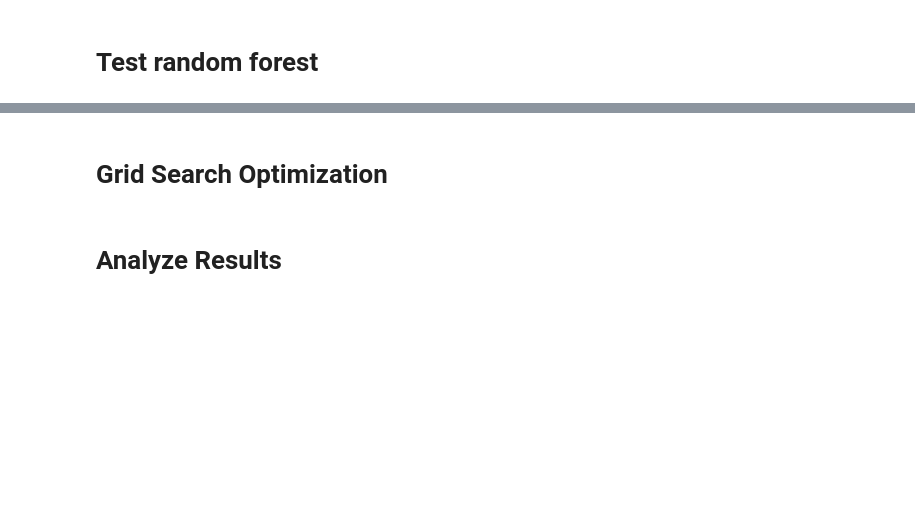
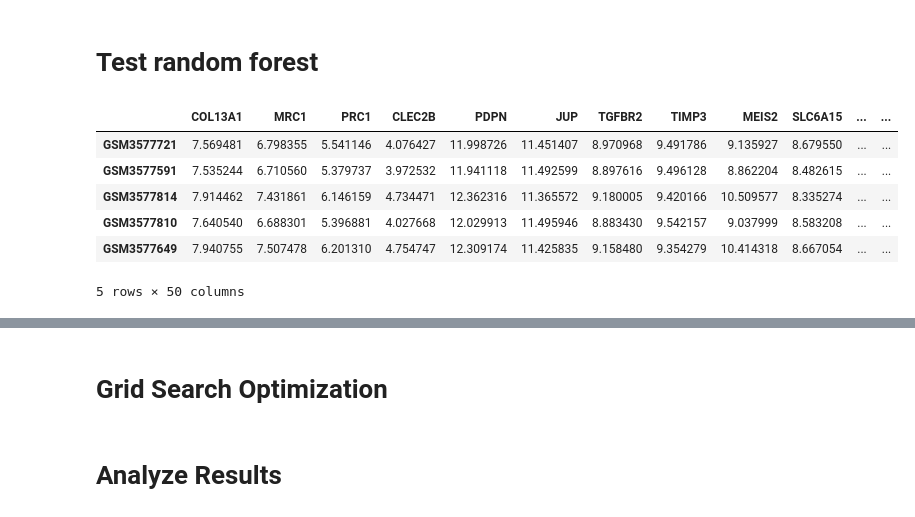
Before and after one commit to tessaSlice/Gene-Regression-Analysis, a Jupyter notebook: pipeline.ipynb, the cells around one changed output, grey strips where cells are left out. Drawn from its saved outputs; the diff is of its cells as text; code cells hidden in the pictures; blank space fills up the shorter version.

```diff
--- a/pipeline.ipynb
+++ b/pipeline.ipynb
@@ -222,2 +229,17 @@ testy.head()
 # %% [markdown]
 # Test random forest
+# %%
+# test it
+predY = reg.predict(testx)
+# %%
+# make the prediction into a structured DF
+predy = pd.DataFrame(columns=list(testy.columns), index=list(testy.index), data=predY)
+predy.head()
+# %% [output]
+|  | COL13A1 | MRC1 | PRC1 | CLEC2B | PDPN | JUP | TGFBR2 | TIMP3 | MEIS2 | SLC6A15 | ... | ... |
+| GSM3577721 | 7.569481 | 6.798355 | 5.541146 | 4.076427 | 11.998726 | 11.451407 | 8.970968 | 9.491786 | 9.135927 | 8.679550 | ... | ... |
+| GSM3577591 | 7.535244 | 6.710560 | 5.379737 | 3.972532 | 11.941118 | 11.492599 | 8.897616 | 9.496128 | 8.862204 | 8.482615 | ... | ... |
+| GSM3577814 | 7.914462 | 7.431861 | 6.146159 | 4.734471 | 12.362316 | 11.365572 | 9.180005 | 9.420166 | 10.509577 | 8.335274 | ... | ... |
+| GSM3577810 | 7.640540 | 6.688301 | 5.396881 | 4.027668 | 12.029913 | 11.495946 | 8.883430 | 9.542157 | 9.037999 | 8.583208 | ... | ... |
+| GSM3577649 | 7.940755 | 7.507478 | 6.201310 | 4.754747 | 12.309174 | 11.425835 | 9.158480 | 9.354279 | 10.414318 | 8.667054 | ... | ... |
+5 rows × 50 columns
```
Also changed, not shown: parts of 15 cells of this notebook.
